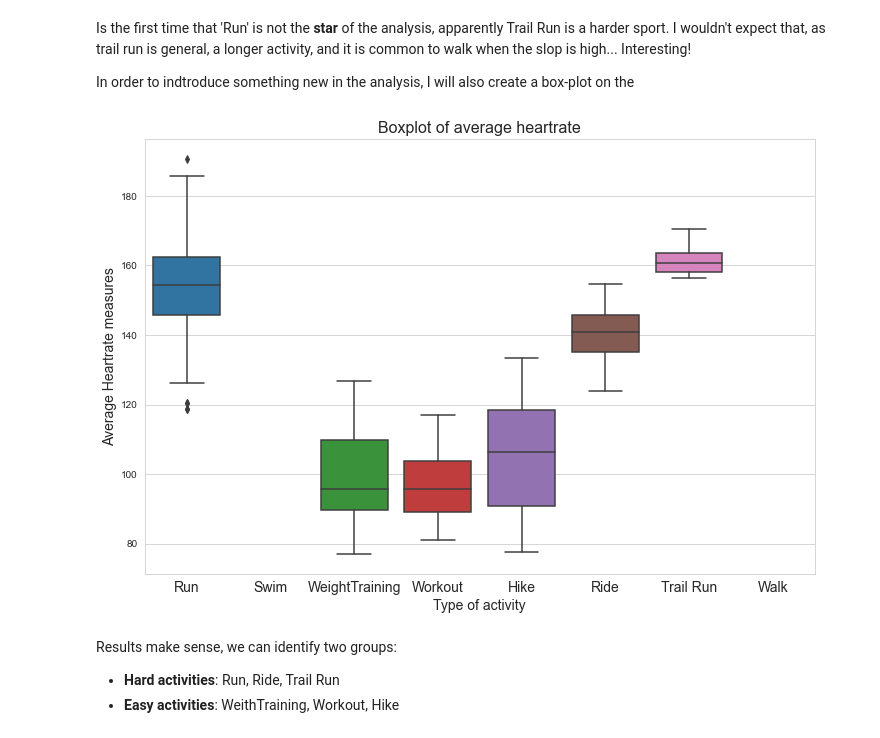
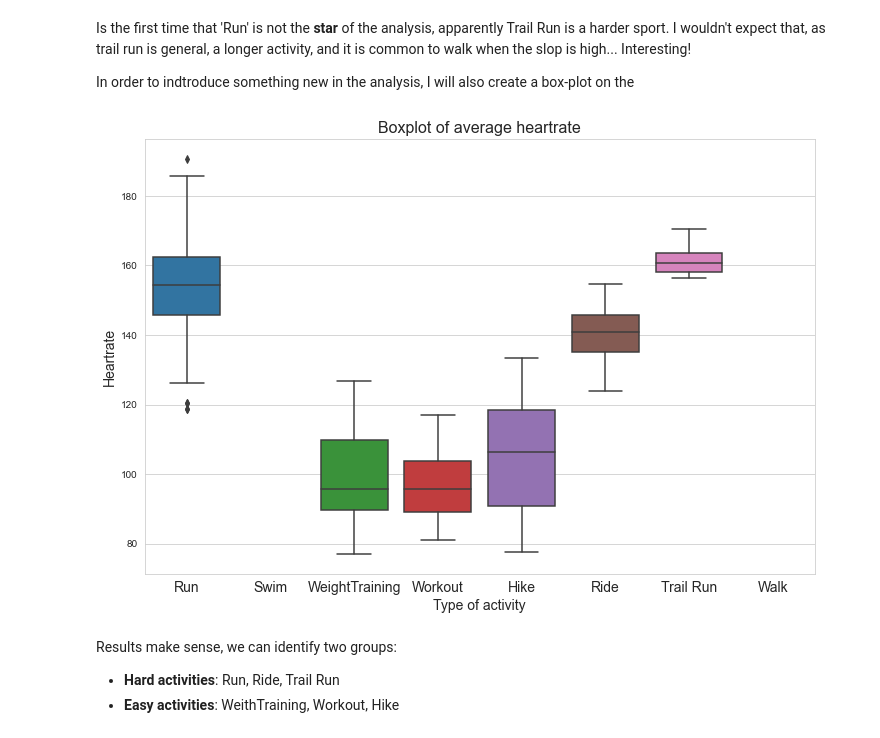
Before and after one commit to carcligu/EDA_Strava, a Jupyter notebook: EDA_Strava.ipynb, the cells around one changed output. Drawn from its saved outputs; the diff is of its cells as text; code cells hidden in the pictures.

```diff
--- a/EDA_Strava.ipynb
+++ b/EDA_Strava.ipynb
@@ -380,18 +380,18 @@ In order to indtroduce something new in the analysis, I will also create a box-p
 # %%
 def plot_box_plot(df, cat_var, num_var, title, name):
     data = df.copy()
     plt.figure(figsize=(12,8))
     sns.boxplot(x=data[cat_var], y=data[num_var])
     plt.title(title, fontsize=16)
-    plt.ylabel('Average Heartrate measures', fontsize=14)
+    plt.ylabel('Heartrate', fontsize=14)
     plt.xlabel('Type of activity', fontsize=14)
     plt.xticks(fontsize=14)
     plt.savefig(FIGURES_PATH + name)
     plt.show()
 
 plot_box_plot(df, 'type', 'average_heartrate', 'Boxplot of average heartrate', name='median_average_heartrate_boxplot.png')
 # %% [output]
-[figure, old version]
+[figure, new version]
 # %% [markdown]
 Results make sense, we can identify two groups:
 
```
Also changed, not shown: parts of 2 cells of this notebook.
